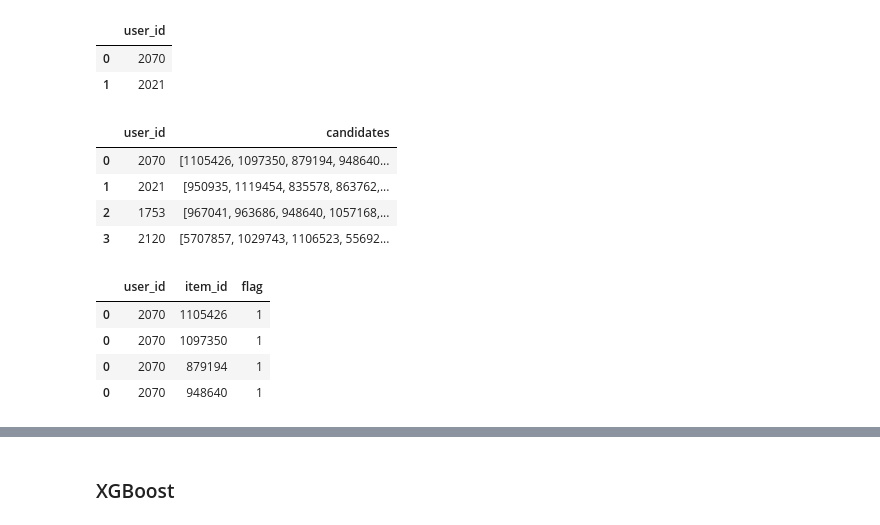
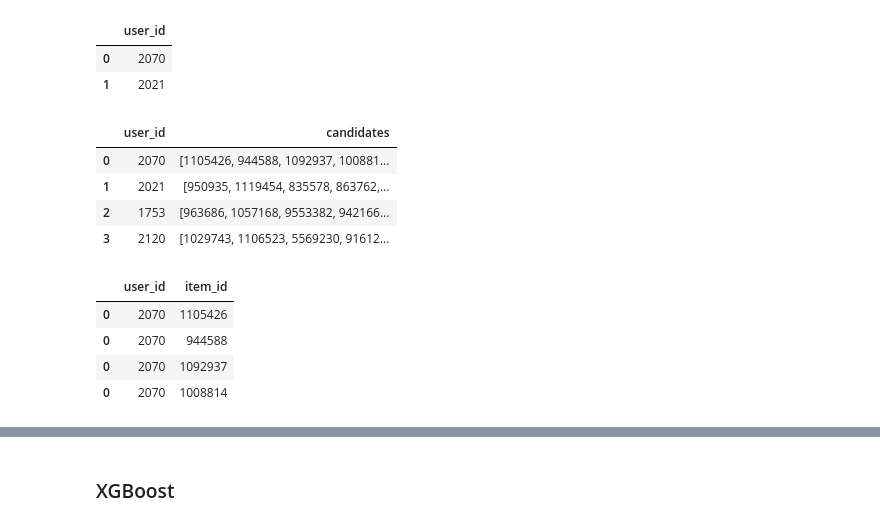
Before and after one commit to mechanic3000/GB_Recommender_systems, a Jupyter notebook: Project.ipynb, the cells around one changed output, grey strips where cells are left out. Cells and saved outputs as stored; diff of their text form; code cells hidden in the pictures.

```diff
--- a/Project.ipynb
+++ b/Project.ipynb
@@ -63,7 +65,7 @@ data_train_lvl_1.head(2)
 # %%
 n_items_before = data_train_lvl_1['item_id'].nunique()
 
-data_train_lvl_1 = prefilter_items(data_train_lvl_1, item_features=item_features, take_n_popular=5000)
+data_train_lvl_1 = prefilter_items(data_train_lvl_1, item_features=item_features, take_n_popular=3000)
 
 n_items_after = data_train_lvl_1['item_id'].nunique()
 print('Decreased # items from {} to {}'.format(n_items_before, n_items_after))
@@ -71,0 +78,13 @@ Decreased # items from 83685 to 5001
+# %%
+# общие пользователи
+common_users = list(set(data_train_lvl_1.user_id.values)&(set(data_val_lvl_1.user_id.values))&set(data_val_lvl_2.user_id.values))
+
+data_train_lvl_1 = data_train_lvl_1[data_train_lvl_1.user_id.isin(common_users)]
+data_val_lvl_1 = data_val_lvl_1[data_val_lvl_1.user_id.isin(common_users)]
+data_train_lvl_2 = data_train_lvl_2[data_train_lvl_2.user_id.isin(common_users)]
+data_val_lvl_2 = data_val_lvl_2[data_val_lvl_2.user_id.isin(common_users)]
+
+print_stats_data(data_train_lvl_1,'train_lvl_1')
+print_stats_data(data_val_lvl_1,'val_lvl_1')
+print_stats_data(data_train_lvl_2,'train_lvl_2')
+print_stats_data(data_val_lvl_2,'val_lvl_2')
@@ -102,8 +130,8 @@ def do_recommend(model, func, n, k):
 # %%
 %%time
 
-k = 100
-result_lvl_1['als'] = result_lvl_1['user_id'].apply(lambda x:
-                                                    do_recommend(recommender, 'get_als_recommendations', x, k))
+k = 50
+result_lvl_1['own'] = result_lvl_1['user_id'].apply(lambda x:
+                                                    recommender.get_own_recommendations(x, k))
 result_lvl_1.head(2)
 # %% [output]
@@ -128,29 +156,28 @@ users_lvl_2.head(2)
 | 0 | 2070 |
 | 1 | 2021 |
 # %%
-# только warm start
-train_users = data_train_lvl_1['user_id'].unique()
-users_lvl_2 = users_lvl_2[users_lvl_2['user_id'].isin(train_users)]
+# # только warm start
+# train_users = data_train_lvl_1['user_id'].unique()
+# users_lvl_2 = users_lvl_2[users_lvl_2['user_id'].isin(train_users)]
 
-users_lvl_2['candidates'] = users_lvl_2['user_id'].apply(lambda x: recommender.get_own_recommendations(x, N=50))
+users_lvl_2['candidates'] = users_lvl_2['user_id'].apply(lambda x: recommender.get_own_recommendations(x, N=k))
 users_lvl_2.head(4)
 # %% [output]
 |  | user_id | candidates |
-| 0 | 2070 | [1105426, 1097350, 879194, 948640... |
+| 0 | 2070 | [1105426, 944588, 1092937, 100881... |
 | 1 | 2021 | [950935, 1119454, 835578, 863762,... |
-| 2 | 1753 | [967041, 963686, 948640, 1057168,... |
-| 3 | 2120 | [5707857, 1029743, 1106523, 55692... |
+| 2 | 1753 | [963686, 1057168, 9553382, 942166... |
+| 3 | 2120 | [1029743, 1106523, 5569230, 91612... |
 # %%
 s = users_lvl_2.apply(lambda x: pd.Series(x['candidates']), axis=1).stack().reset_index(level=1, drop=True)
 s.name = 'item_id'
 
 users_lvl_2 = users_lvl_2.drop('candidates', axis=1).join(s)
-users_lvl_2['flag'] = 1
 
 users_lvl_2.head(4)
 # %% [output]
-|  | user_id | item_id | flag |
-| 0 | 2070 | 1105426 | 1 |
-| 0 | 2070 | 1097350 | 1 |
-| 0 | 2070 | 879194 | 1 |
-| 0 | 2070 | 948640 | 1 |
+|  | user_id | item_id |
+| 0 | 2070 | 1105426 |
+| 0 | 2070 | 944588 |
+| 0 | 2070 | 1092937 |
+| 0 | 2070 | 1008814 |
```
Also changed, not shown: parts of 41 cells of this notebook.
